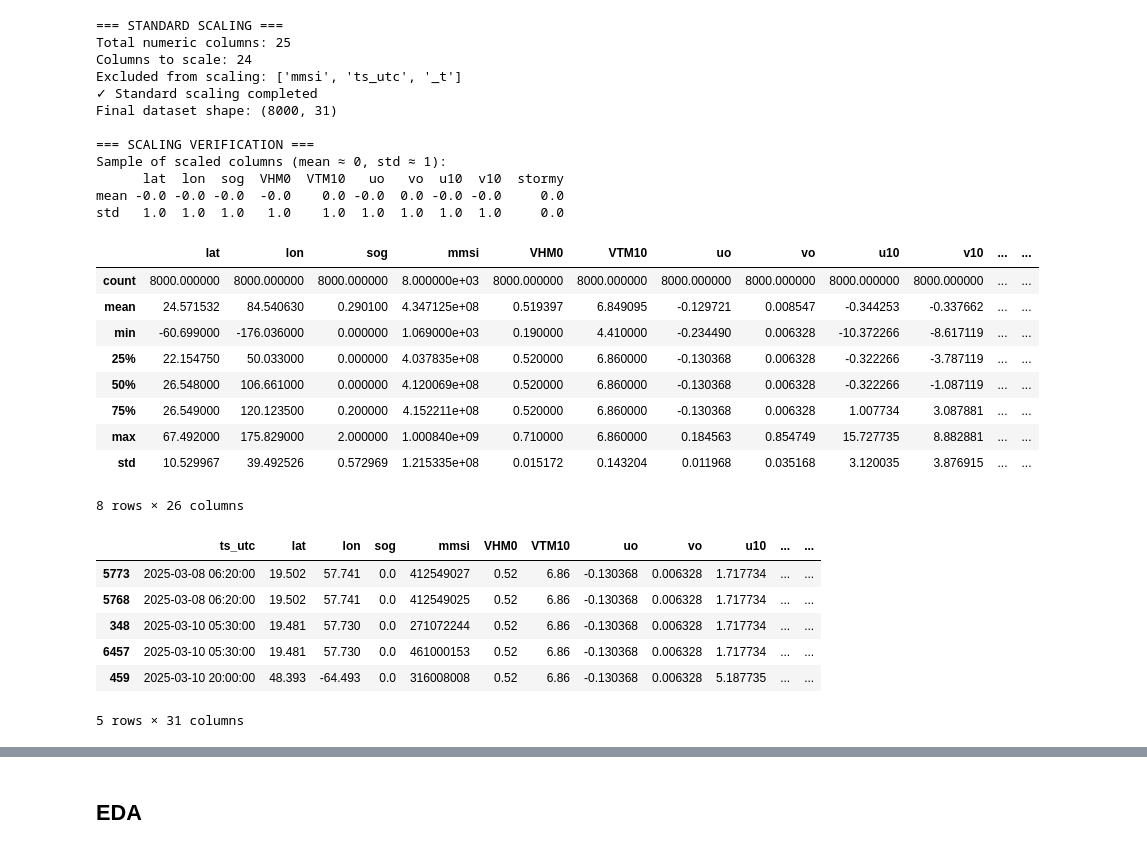
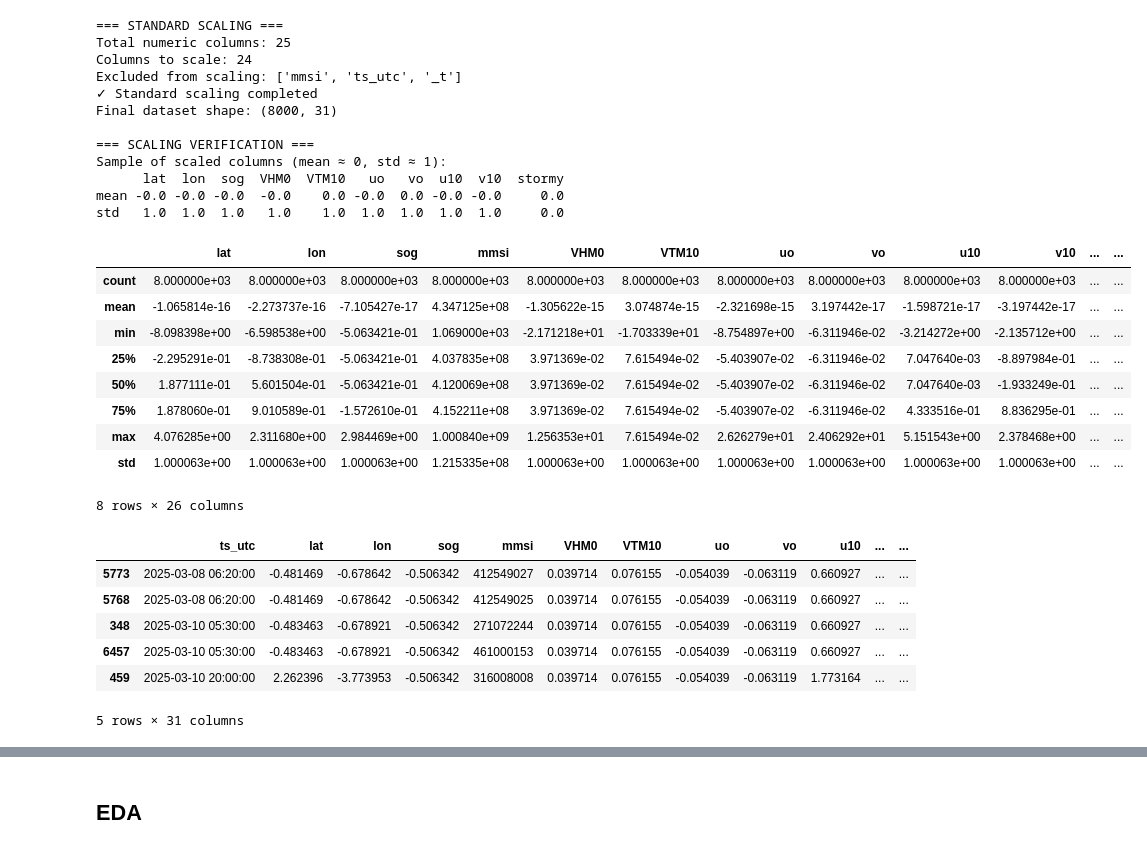
Before and after one commit to zuweii/datamining, a Jupyter notebook: weather.ipynb, the cells around one changed output, grey strips where cells are left out. Drawn from its saved outputs; the diff is of its cells as text; code cells hidden in the pictures.

```diff
--- a/weather.ipynb
+++ b/weather.ipynb
@@ -727,27 +720,27 @@ Sample of scaled columns (mean ≈ 0, std ≈ 1):
 mean -0.0 -0.0 -0.0  -0.0    0.0 -0.0  0.0 -0.0 -0.0     0.0
 std   1.0  1.0  1.0   1.0    1.0  1.0  1.0  1.0  1.0     0.0
 # %%
-df_encoded.describe()
+df_final.describe()
 # %% [output]
 |  | lat | lon | sog | mmsi | VHM0 | VTM10 | uo | vo | u10 | v10 | ... | ... |
-| count | 8000.000000 | 8000.000000 | 8000.000000 | 8.000000e+03 | 8000.000000 | 8000.000000 | 8000.000000 | 8000.000000 | 8000.000000 | 8000.000000 | ... | ... |
-| mean | 24.571532 | 84.540630 | 0.290100 | 4.347125e+08 | 0.519397 | 6.849095 | -0.129721 | 0.008547 | -0.344253 | -0.337662 | ... | ... |
-| min | -60.699000 | -176.036000 | 0.000000 | 1.069000e+03 | 0.190000 | 4.410000 | -0.234490 | 0.006328 | -10.372266 | -8.617119 | ... | ... |
-| 25% | 22.154750 | 50.033000 | 0.000000 | 4.037835e+08 | 0.520000 | 6.860000 | -0.130368 | 0.006328 | -0.322266 | -3.787119 | ... | ... |
-| 50% | 26.548000 | 106.661000 | 0.000000 | 4.120069e+08 | 0.520000 | 6.860000 | -0.130368 | 0.006328 | -0.322266 | -1.087119 | ... | ... |
-| 75% | 26.549000 | 120.123500 | 0.200000 | 4.152211e+08 | 0.520000 | 6.860000 | -0.130368 | 0.006328 | 1.007734 | 3.087881 | ... | ... |
-| max | 67.492000 | 175.829000 | 2.000000 | 1.000840e+09 | 0.710000 | 6.860000 | 0.184563 | 0.854749 | 15.727735 | 8.882881 | ... | ... |
-| std | 10.529967 | 39.492526 | 0.572969 | 1.215335e+08 | 0.015172 | 0.143204 | 0.011968 | 0.035168 | 3.120035 | 3.876915 | ... | ... |
+| count | 8.000000e+03 | 8.000000e+03 | 8.000000e+03 | 8.000000e+03 | 8.000000e+03 | 8.000000e+03 | 8.000000e+03 | 8.000000e+03 | 8.000000e+03 | 8.000000e+03 | ... | ... |
+| mean | -1.065814e-16 | -2.273737e-16 | -7.105427e-17 | 4.347125e+08 | -1.305622e-15 | 3.074874e-15 | -2.321698e-15 | 3.197442e-17 | -1.598721e-17 | -3.197442e-17 | ... | ... |
+| min | -8.098398e+00 | -6.598538e+00 | -5.063421e-01 | 1.069000e+03 | -2.171218e+01 | -1.703339e+01 | -8.754897e+00 | -6.311946e-02 | -3.214272e+00 | -2.135712e+00 | ... | ... |
+| 25% | -2.295291e-01 | -8.738308e-01 | -5.063421e-01 | 4.037835e+08 | 3.971369e-02 | 7.615494e-02 | -5.403907e-02 | -6.311946e-02 | 7.047640e-03 | -8.897984e-01 | ... | ... |
+| 50% | 1.877111e-01 | 5.601504e-01 | -5.063421e-01 | 4.120069e+08 | 3.971369e-02 | 7.615494e-02 | -5.403907e-02 | -6.311946e-02 | 7.047640e-03 | -1.933249e-01 | ... | ... |
+| 75% | 1.878060e-01 | 9.010589e-01 | -1.572610e-01 | 4.152211e+08 | 3.971369e-02 | 7.615494e-02 | -5.403907e-02 | -6.311946e-02 | 4.333516e-01 | 8.836295e-01 | ... | ... |
+| max | 4.076285e+00 | 2.311680e+00 | 2.984469e+00 | 1.000840e+09 | 1.256353e+01 | 7.615494e-02 | 2.626279e+01 | 2.406292e+01 | 5.151543e+00 | 2.378468e+00 | ... | ... |
+| std | 1.000063e+00 | 1.000063e+00 | 1.000063e+00 | 1.215335e+08 | 1.000063e+00 | 1.000063e+00 | 1.000063e+00 | 1.000063e+00 | 1.000063e+00 | 1.000063e+00 | ... | ... |
 8 rows × 26 columns
 # %%
-df_encoded.head()
+df_final.head()
 # %% [output]
 |  | ts_utc | lat | lon | sog | mmsi | VHM0 | VTM10 | uo | vo | u10 | ... | ... |
-| 5773 | 2025-03-08 06:20:00 | 19.502 | 57.741 | 0.0 | 412549027 | 0.52 | 6.86 | -0.130368 | 0.006328 | 1.717734 | ... | ... |
-| 5768 | 2025-03-08 06:20:00 | 19.502 | 57.741 | 0.0 | 412549025 | 0.52 | 6.86 | -0.130368 | 0.006328 | 1.717734 | ... | ... |
-| 348 | 2025-03-10 05:30:00 | 19.481 | 57.730 | 0.0 | 271072244 | 0.52 | 6.86 | -0.130368 | 0.006328 | 1.717734 | ... | ... |
-| 6457 | 2025-03-10 05:30:00 | 19.481 | 57.730 | 0.0 | 461000153 | 0.52 | 6.86 | -0.130368 | 0.006328 | 1.717734 | ... | ... |
-| 459 | 2025-03-10 20:00:00 | 48.393 | -64.493 | 0.0 | 316008008 | 0.52 | 6.86 | -0.130368 | 0.006328 | 5.187735 | ... | ... |
+| 5773 | 2025-03-08 06:20:00 | -0.481469 | -0.678642 | -0.506342 | 412549027 | 0.039714 | 0.076155 | -0.054039 | -0.063119 | 0.660927 | ... | ... |
+| 5768 | 2025-03-08 06:20:00 | -0.481469 | -0.678642 | -0.506342 | 412549025 | 0.039714 | 0.076155 | -0.054039 | -0.063119 | 0.660927 | ... | ... |
+| 348 | 2025-03-10 05:30:00 | -0.483463 | -0.678921 | -0.506342 | 271072244 | 0.039714 | 0.076155 | -0.054039 | -0.063119 | 0.660927 | ... | ... |
+| 6457 | 2025-03-10 05:30:00 | -0.483463 | -0.678921 | -0.506342 | 461000153 | 0.039714 | 0.076155 | -0.054039 | -0.063119 | 0.660927 | ... | ... |
+| 459 | 2025-03-10 20:00:00 | 2.262396 | -3.773953 | -0.506342 | 316008008 | 0.039714 | 0.076155 | -0.054039 | -0.063119 | 1.773164 | ... | ... |
 5 rows × 31 columns
 # %%
 # === FINAL DATA QUALITY CHECK ===
```
Also changed, not shown: parts of 16 cells of this notebook.
